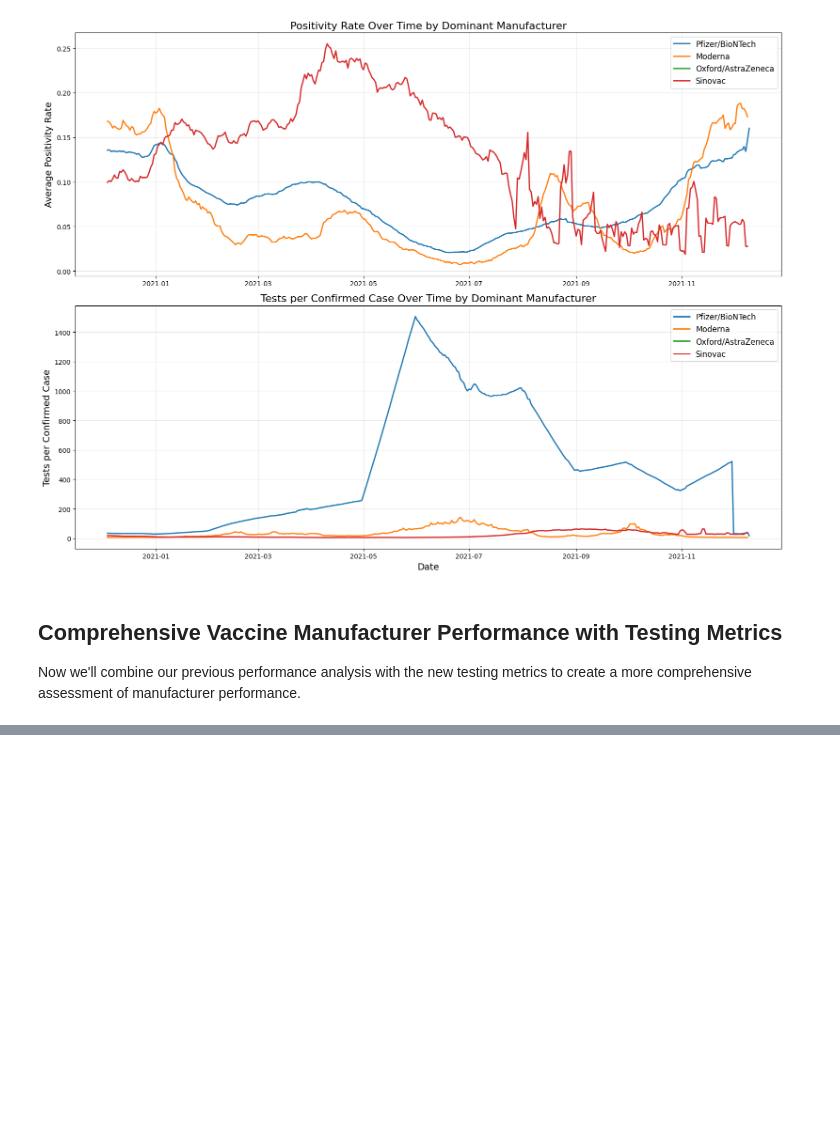
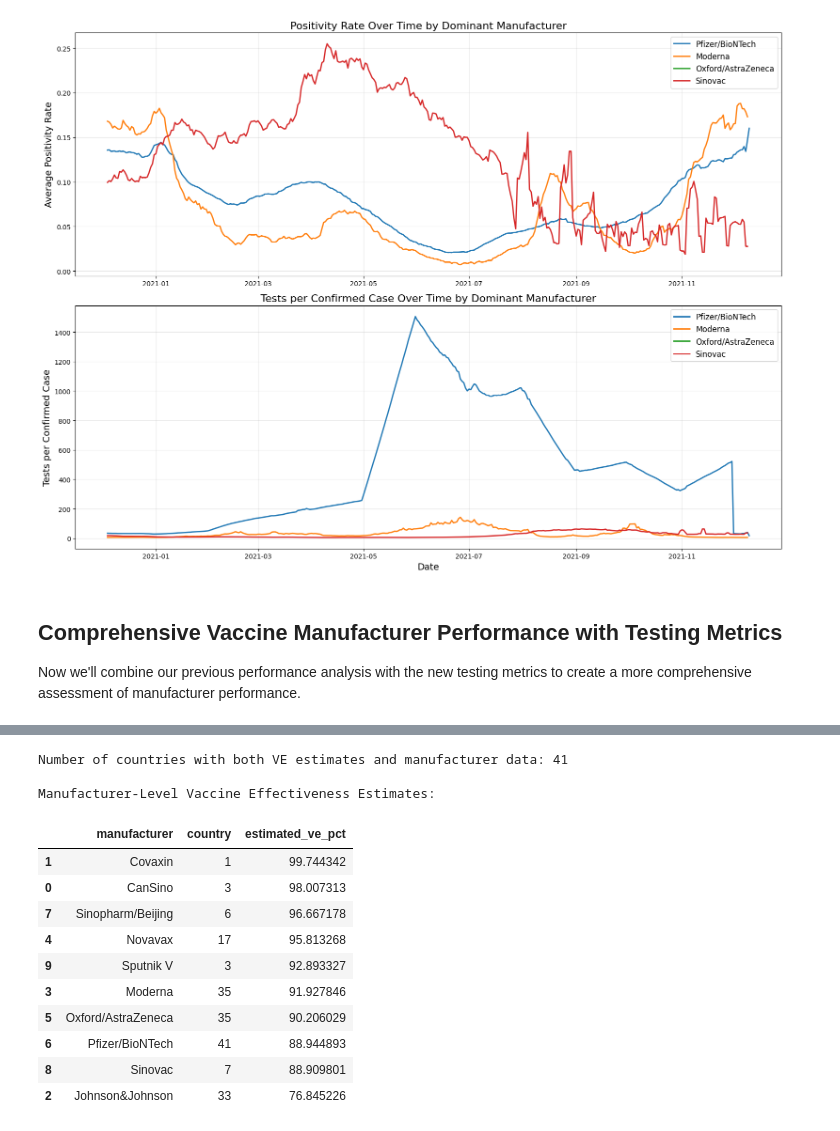
Before and after one commit to tangnatta/AUT461-Miniproject-2025, a Jupyter notebook: q3.ipynb, the cells around one changed output, grey strips where cells are left out. Drawn from its saved outputs; the diff is of its cells as text; code cells hidden in the pictures; blank space fills up the shorter version.

```diff
--- a/q3.ipynb
+++ b/q3.ipynb
@@ -1488,0 +910,71 @@ covid19_testing_record.head()
+# %%
+# To calculate VE by manufacturer, we need:
+# 1. Identify countries where we have both VE estimates and manufacturer data
+countries_with_ve = set(country_ve['country'])
+countries_with_manu = set(vaccination_by_manufacturer['country'].unique())
+common_countries = countries_with_ve.intersection(countries_with_manu)
+
+print(f"Number of countries with both VE estimates and manufacturer data: {len(common_countries)}")
+
+# For each country, get the latest distribution of vaccines by manufacturer
+# First, get the latest date for each country-manufacturer combination
+country_manu_latest = vaccination_by_manufacturer[vaccination_by_manufacturer['country'].isin(common_countries)]\
+                     .sort_values('date')\
+                     .groupby(['country', 'manufacturer'])['date'].last().reset_index()
+
+# Then get the corresponding vaccination data
+country_manu_dist = pd.merge(
+    country_manu_latest,
+    vaccination_by_manufacturer,
+    on=['country', 'manufacturer', 'date']
+)
+
+# Calculate the percentage of each manufacturer in each country
+country_total_vax = country_manu_dist.groupby('country')['total_vaccinations'].sum().reset_index()
+country_total_vax.rename(columns={'total_vaccinations': 'country_total_vaccinations'}, inplace=True)
+country_manu_dist = pd.merge(country_manu_dist, country_total_vax, on='country')
+country_manu_dist['manufacturer_share'] = country_manu_dist['total_vaccinations'] / country_manu_dist['country_total_vaccinations']
+
+# Merge with country VE data
+country_ve_with_manu = pd.merge(country_manu_dist, country_ve[['country', 'vaccine_effectiveness']], on='country')
+
+# Calculate manufacturer-specific VE using weighted averages
+# Weight the effectiveness by the manufacturer's share in each country
+# This approach distributes country-level VE to manufacturers based on their market share
+# Step 1: For each country-manufacturer combination, weight the country VE by the manufacturer's share in that country
+manufacturer_ve_by_country = country_ve_with_manu.groupby(['manufacturer', 'country']).apply(
+    lambda x: pd.Series({
+        'weighted_ve': x['vaccine_effectiveness'].iloc[0] * x['manufacturer_share'].iloc[0],
+        'weight': x['manufacturer_share'].iloc[0]
+    })
+).reset_index()
+
+# Step 2: Aggregate to manufacturer level, summing weighted VEs and weights
+manufacturer_ve = manufacturer_ve_by_country.groupby('manufacturer').agg({
+    'weighted_ve': 'sum',
+    'weight': 'sum',
+    'country': 'nunique'  # Count of countries for this manufacturer
+}).reset_index()
+
+# Step 3: Normalize by dividing weighted sum by sum of weights
+manufacturer_ve['estimated_ve'] = manufacturer_ve['weighted_ve'] / manufacturer_ve['weight']
+manufacturer_ve['estimated_ve_pct'] = manufacturer_ve['estimated_ve'] * 100
+
+# Display results sorted by VE
+print("\nManufacturer-Level Vaccine Effectiveness Estimates:")
+display(manufacturer_ve[['manufacturer', 'country', 'estimated_ve_pct']].sort_values('estimated_ve_pct', ascending=False))
+# %% [output]
+Number of countries with both VE estimates and manufacturer data: 41
+
+Manufacturer-Level Vaccine Effectiveness Estimates:
+|  | manufacturer | country | estimated_ve_pct |
+| 1 | Covaxin | 1 | 99.744342 |
+| 0 | CanSino | 3 | 98.007313 |
+| 7 | Sinopharm/Beijing | 6 | 96.667178 |
+| 4 | Novavax | 17 | 95.813268 |
+| 9 | Sputnik V | 3 | 92.893327 |
+| 3 | Moderna | 35 | 91.927846 |
+| 5 | Oxford/AstraZeneca | 35 | 90.206029 |
+| 6 | Pfizer/BioNTech | 41 | 88.944893 |
+| 8 | Sinovac | 7 | 88.909801 |
+| 2 | Johnson&Johnson | 33 | 76.845226 |
```
Also changed, not shown: parts of 21 cells of this notebook, 7 other files.
